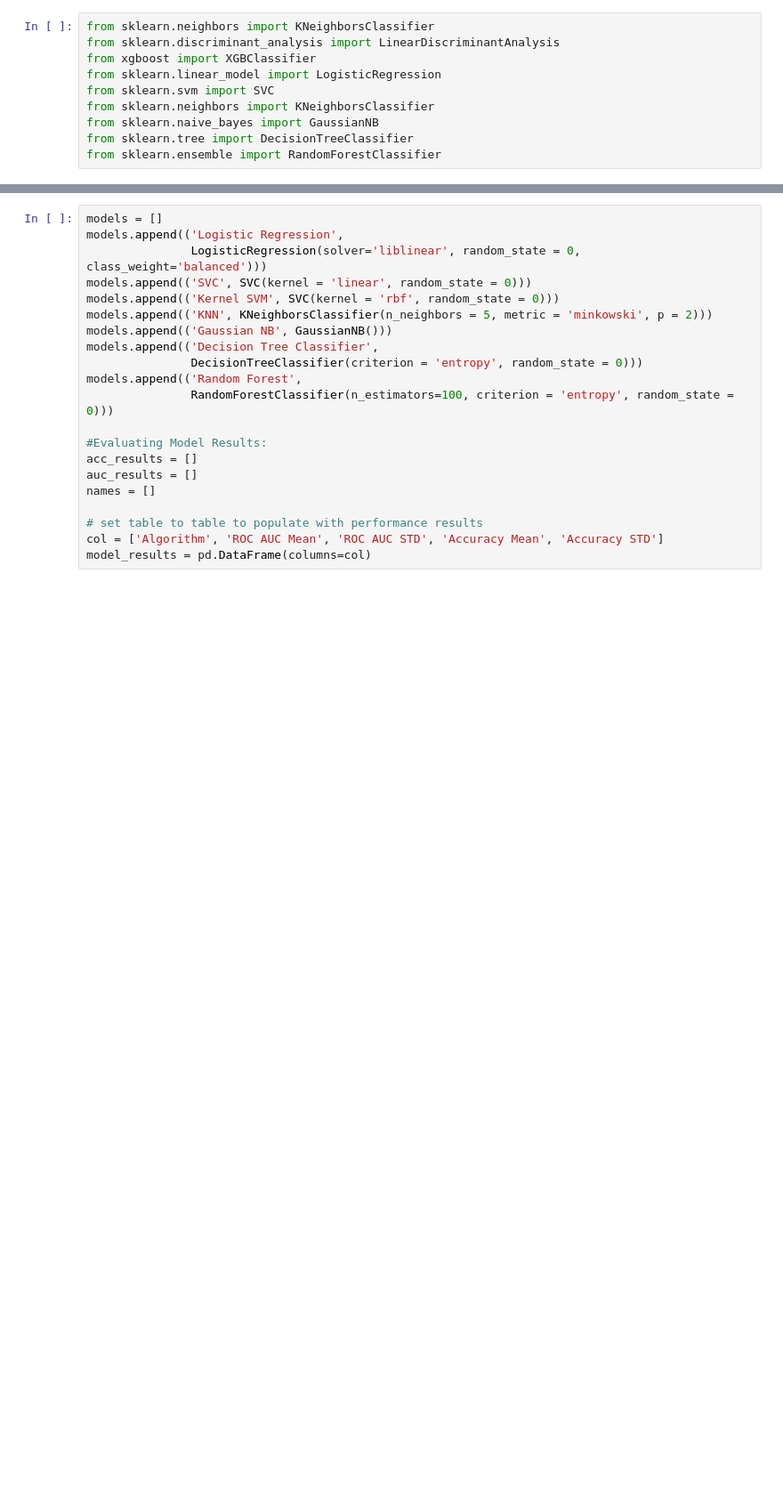
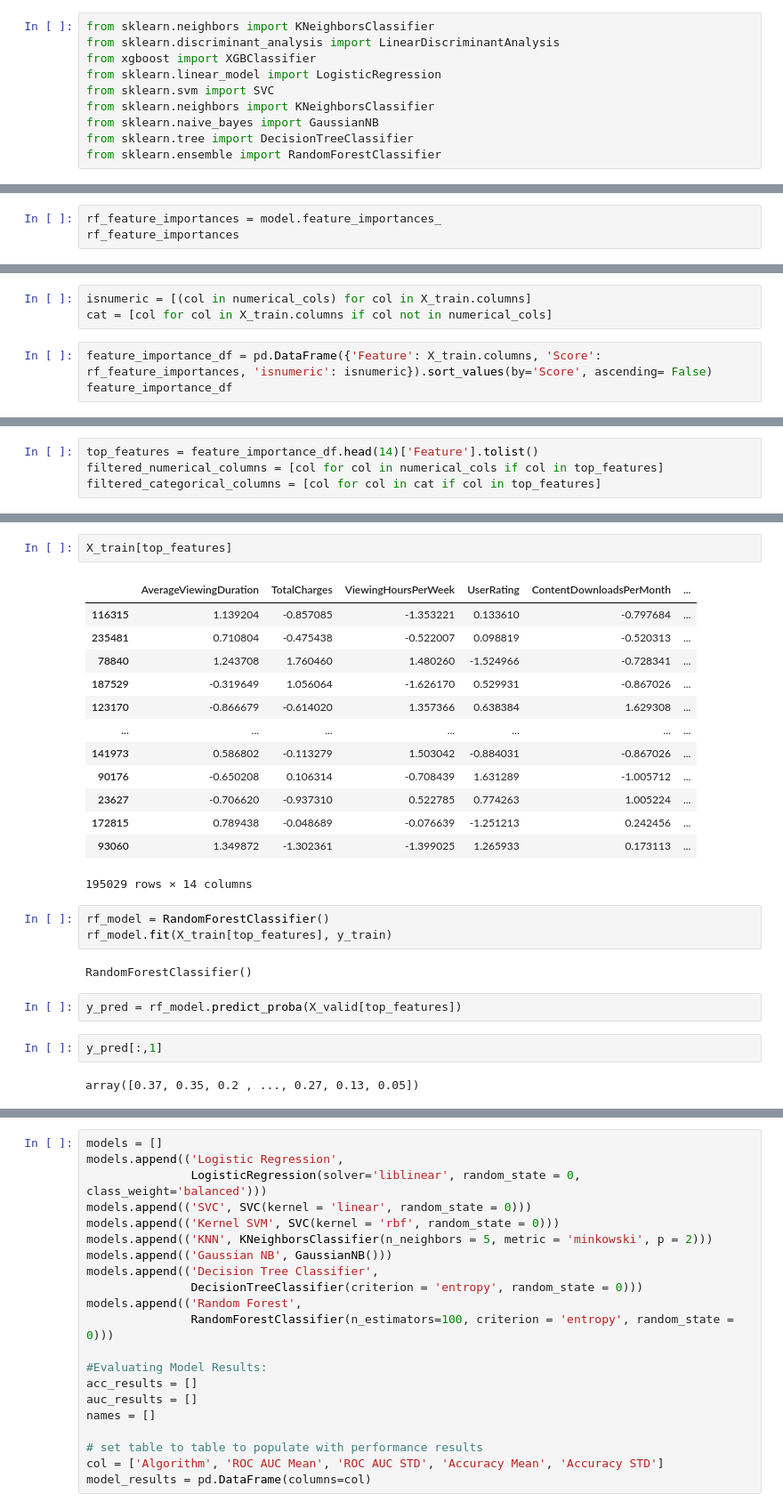
Before and after one commit to laksath/churn_prediction, a Jupyter notebook: ChurnPrediction.ipynb, the cells around one changed output, grey strips where cells are left out. Shown at 89% size. Saved outputs shown, nothing was run; the diff lists cells and outputs as text; blank space fills up the shorter version.

```diff
--- a/ChurnPrediction.ipynb
+++ b/ChurnPrediction.ipynb
@@ -729,0 +741,3 @@ from sklearn.ensemble import RandomForestClassifier
+# %%
+rf_feature_importances = model.feature_importances_
+rf_feature_importances
@@ -729,0 +752,6 @@ from sklearn.ensemble import RandomForestClassifier
+# %%
+isnumeric = [(col in numerical_cols) for col in X_train.columns]
+cat = [col for col in X_train.columns if col not in numerical_cols]
+# %%
+feature_importance_df = pd.DataFrame({'Feature': X_train.columns, 'Score': rf_feature_importances, 'isnumeric': isnumeric}).sort_values(by='Score', ascending= False)
+feature_importance_df
@@ -729,0 +891,4 @@ from sklearn.ensemble import RandomForestClassifier
+# %%
+top_features = feature_importance_df.head(14)['Feature'].tolist()
+filtered_numerical_columns = [col for col in numerical_cols if col in top_features]
+filtered_categorical_columns = [col for col in cat if col in top_features]
@@ -729,0 +915,27 @@ from sklearn.ensemble import RandomForestClassifier
+# %%
+X_train[top_features]
+# %% [output]
+|  | AverageViewingDuration | TotalCharges | ViewingHoursPerWeek | UserRating | ContentDownloadsPerMonth | ... |
+| 116315 | 1.139204 | -0.857085 | -1.353221 | 0.133610 | -0.797684 | ... |
+| 235481 | 0.710804 | -0.475438 | -0.522007 | 0.098819 | -0.520313 | ... |
+| 78840 | 1.243708 | 1.760460 | 1.480260 | -1.524966 | -0.728341 | ... |
+| 187529 | -0.319649 | 1.056064 | -1.626170 | 0.529931 | -0.867026 | ... |
+| 123170 | -0.866679 | -0.614020 | 1.357366 | 0.638384 | 1.629308 | ... |
+| ... | ... | ... | ... | ... | ... | ... |
+| 141973 | 0.586802 | -0.113279 | 1.503042 | -0.884031 | -0.867026 | ... |
+| 90176 | -0.650208 | 0.106314 | -0.708439 | 1.631289 | -1.005712 | ... |
+| 23627 | -0.706620 | -0.937310 | 0.522785 | 0.774263 | 1.005224 | ... |
+| 172815 | 0.789438 | -0.048689 | -0.076639 | -1.251213 | 0.242456 | ... |
+| 93060 | 1.349872 | -1.302361 | -1.399025 | 1.265933 | 0.173113 | ... |
+195029 rows × 14 columns
+# %%
+rf_model = RandomForestClassifier()
+rf_model.fit(X_train[top_features], y_train)
+# %% [output]
+RandomForestClassifier()
+# %%
+y_pred = rf_model.predict_proba(X_valid[top_features])
+# %%
+y_pred[:,1]
+# %% [output]
+array([0.37, 0.35, 0.2 , ..., 0.27, 0.13, 0.05])
```
Also changed, not shown: parts of 20 cells of this notebook.
